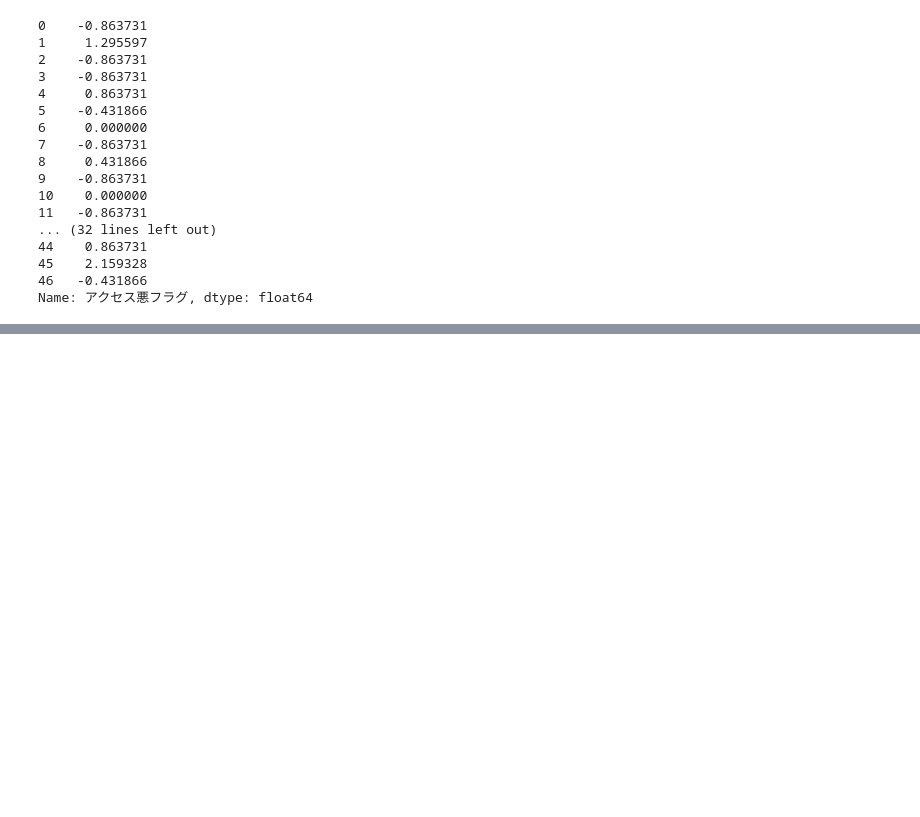
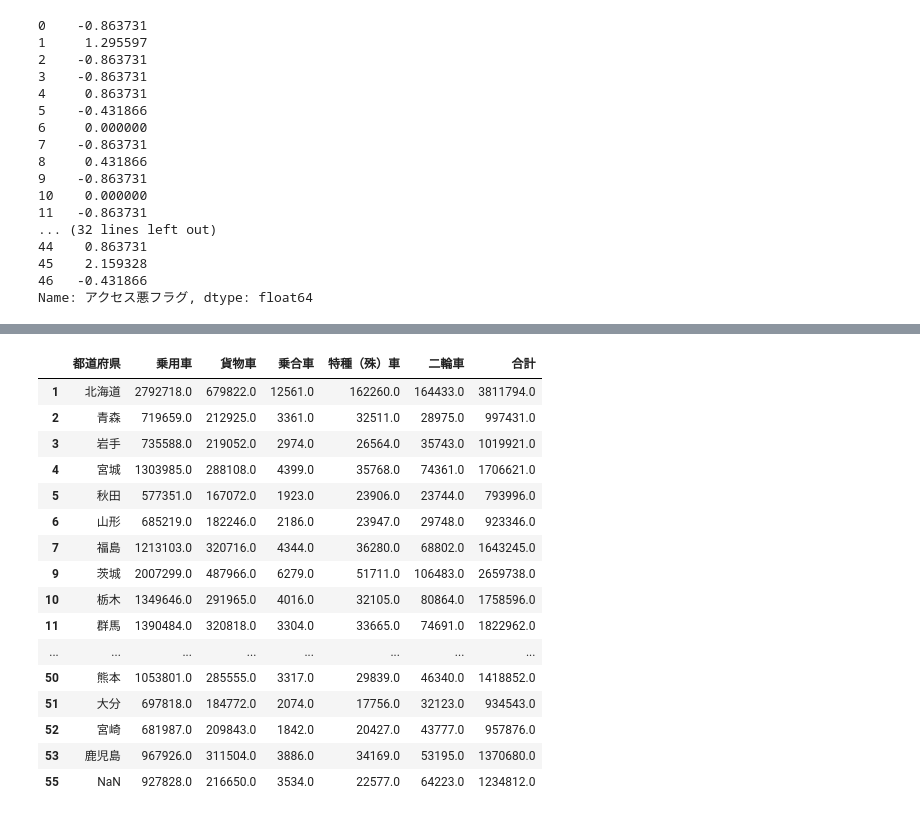
Before and after one commit to JunNagase0/healthcare-accessibility-analysis, a Jupyter notebook: notebooks/nagase02_access-value-test.ipynb, the cells around one changed output, grey strips where cells are left out. Saved outputs shown, nothing was run; the diff lists cells and outputs as text; code cells hidden in the pictures; blank space fills up the shorter version.

```diff
--- a/notebooks/nagase02_access-value-test.ipynb
+++ b/notebooks/nagase02_access-value-test.ipynb
@@ -372,0 +433,6 @@ plt.show()
+# %%
+df_car = pd.read_excel('..\data\car.xlsx',skiprows=2)
+# %%
+df_car = df_car.drop([0,8,17,22,28,35,41,46,54,56])
+# %%
+df_car = df_car.drop('局',axis = 1)
@@ -372,0 +441,20 @@ plt.show()
+# %%
+df_car
+# %% [output]
+|  | 都道府県 | 乗用車 | 貨物車 | 乗合車 | 特種（殊）車 | 二輪車 | 合計 |
+| 1 | 北海道 | 2792718.0 | 679822.0 | 12561.0 | 162260.0 | 164433.0 | 3811794.0 |
+| 2 | 青森 | 719659.0 | 212925.0 | 3361.0 | 32511.0 | 28975.0 | 997431.0 |
+| 3 | 岩手 | 735588.0 | 219052.0 | 2974.0 | 26564.0 | 35743.0 | 1019921.0 |
+| 4 | 宮城 | 1303985.0 | 288108.0 | 4399.0 | 35768.0 | 74361.0 | 1706621.0 |
+| 5 | 秋田 | 577351.0 | 167072.0 | 1923.0 | 23906.0 | 23744.0 | 793996.0 |
+| 6 | 山形 | 685219.0 | 182246.0 | 2186.0 | 23947.0 | 29748.0 | 923346.0 |
+| 7 | 福島 | 1213103.0 | 320716.0 | 4344.0 | 36280.0 | 68802.0 | 1643245.0 |
+| 9 | 茨城 | 2007299.0 | 487966.0 | 6279.0 | 51711.0 | 106483.0 | 2659738.0 |
+| 10 | 栃木 | 1349646.0 | 291965.0 | 4016.0 | 32105.0 | 80864.0 | 1758596.0 |
+| 11 | 群馬 | 1390484.0 | 320818.0 | 3304.0 | 33665.0 | 74691.0 | 1822962.0 |
+| ... | ... | ... | ... | ... | ... | ... | ... |
+| 50 | 熊本 | 1053801.0 | 285555.0 | 3317.0 | 29839.0 | 46340.0 | 1418852.0 |
+| 51 | 大分 | 697818.0 | 184772.0 | 2074.0 | 17756.0 | 32123.0 | 934543.0 |
+| 52 | 宮崎 | 681987.0 | 209843.0 | 1842.0 | 20427.0 | 43777.0 | 957876.0 |
+| 53 | 鹿児島 | 967926.0 | 311504.0 | 3886.0 | 34169.0 | 53195.0 | 1370680.0 |
+| 55 | NaN | 927828.0 | 216650.0 | 3534.0 | 22577.0 | 64223.0 | 1234812.0 |
```
Also changed, not shown: parts of 27 cells of this notebook, 1 other file.
